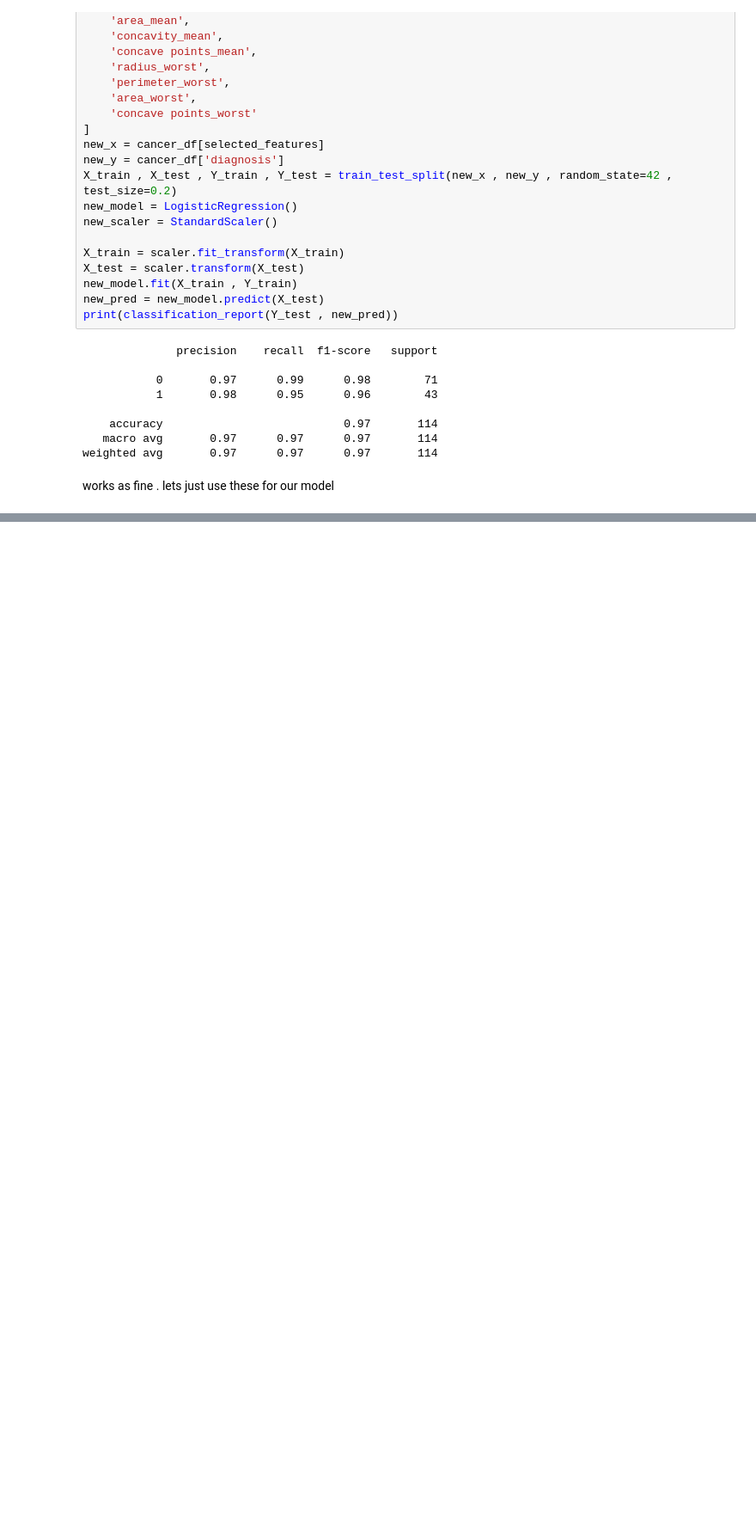
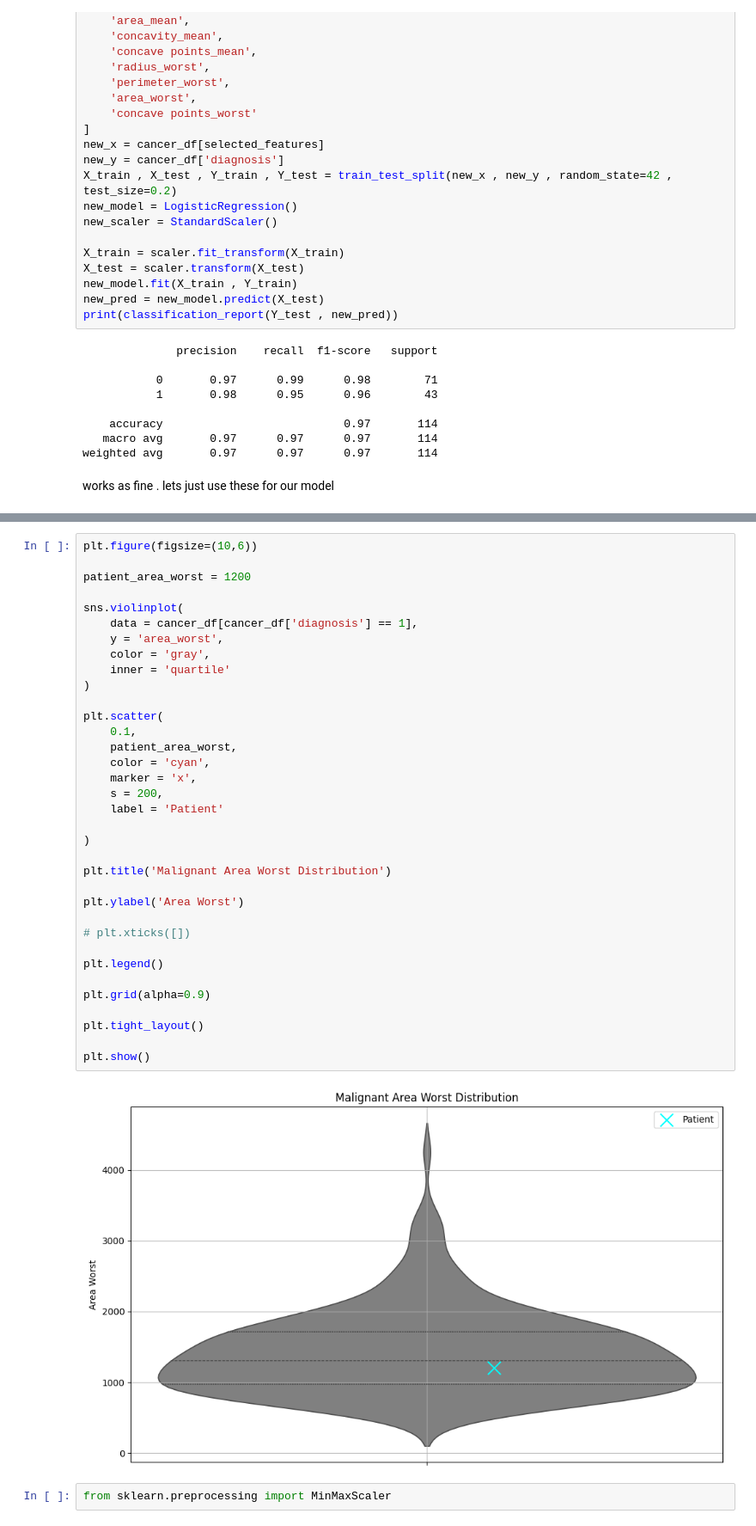
Before and after one commit to TheOnlySG/medical-classification-ml, a Jupyter notebook: Research Notebooks/eda_cancer.ipynb, the cells around one changed output, grey strips where cells are left out. Shown at 86% size. Saved outputs shown, nothing was run; the diff lists cells and outputs as text; blank space fills up the shorter version.

```diff
--- a/notebooks/eda_cancer.ipynb
+++ b/Research Notebooks/eda_cancer.ipynb
@@ -390,0 +540,39 @@ works as fine . lets just use these for our model
+# %%
+plt.figure(figsize=(10,6))
+
+patient_area_worst = 1200
+
+sns.violinplot(
+    data = cancer_df[cancer_df['diagnosis'] == 1],
+    y = 'area_worst',
+    color = 'gray',
+    inner = 'quartile'
+)
+
+plt.scatter(
+    0.1,
+    patient_area_worst,
+    color = 'cyan',
+    marker = 'x',
+    s = 200,
+    label = 'Patient'
+
+)
+
+plt.title('Malignant Area Worst Distribution')
+
+plt.ylabel('Area Worst')
+
+# plt.xticks([])
+
+plt.legend()
+
+plt.grid(alpha=0.9)
+
+plt.tight_layout()
+
+plt.show()
+# %% [output]
+[figure, added]
+# %%
+from sklearn.preprocessing import MinMaxScaler
```
Also changed, not shown: parts of 10 cells of this notebook, 7 other files.
